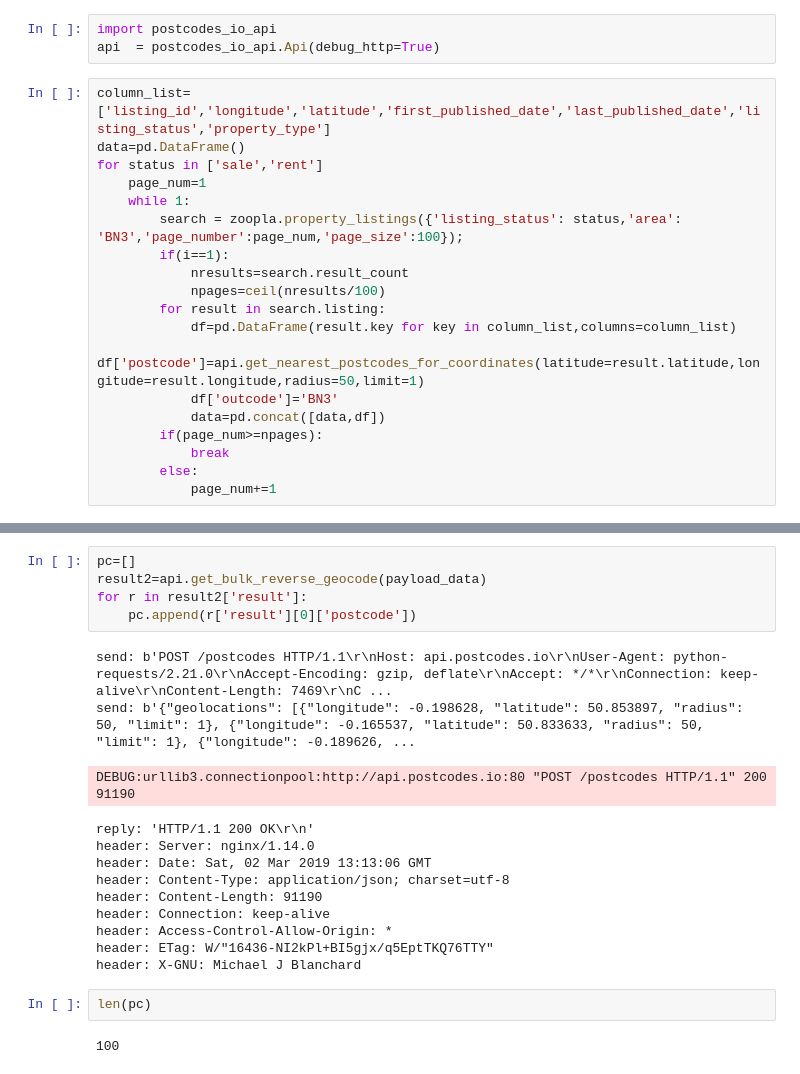
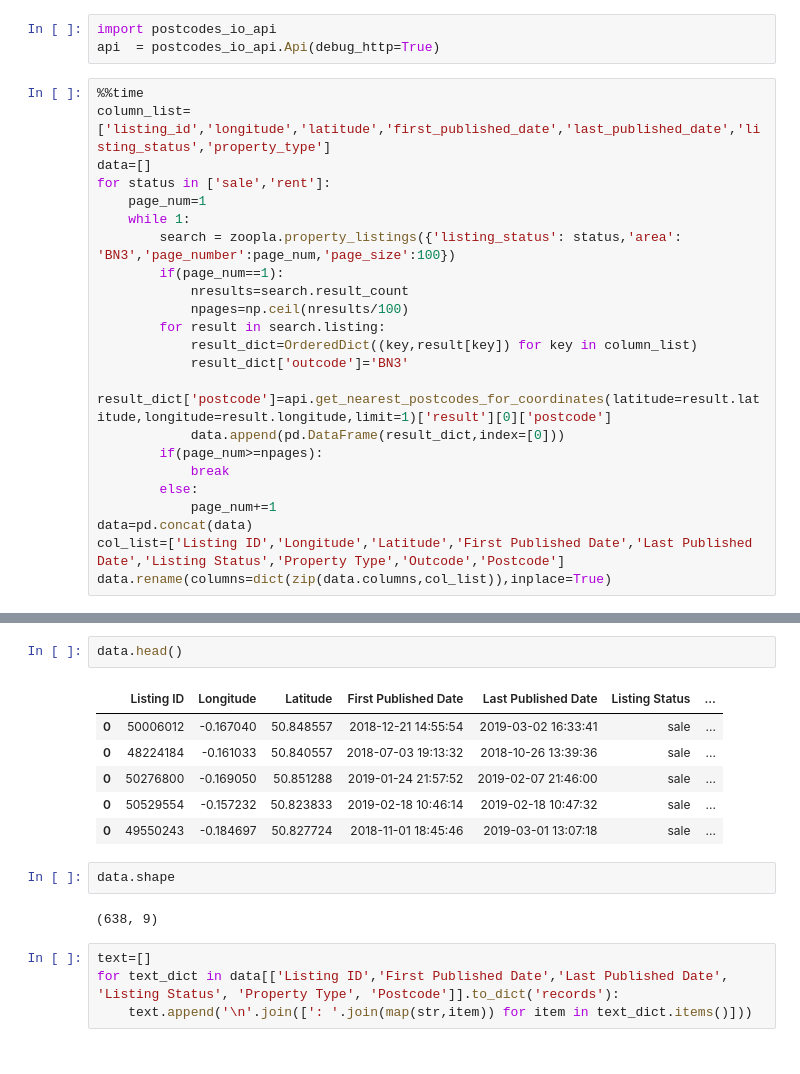
Before and after one commit to arundathi-shanthini/Home-move-indicator, a Jupyter notebook: Home Move Indicator.ipynb, the cells around one changed output, grey strips where cells are left out. Cells and saved outputs as stored; diff of their text form.

```diff
--- a/Home Move Indicator.ipynb
+++ b/Home Move Indicator.ipynb
@@ -19,23 +21,27 @@ import plotly.graph_objs as go
 import postcodes_io_api
 api  = postcodes_io_api.Api(debug_http=True)
 # %%
+%%time
 column_list=['listing_id','longitude','latitude','first_published_date','last_published_date','listing_status','property_type']
-data=pd.DataFrame()
-for status in ['sale','rent']
+data=[]
+for status in ['sale','rent']:
     page_num=1
     while 1:
-        search = zoopla.property_listings({'listing_status': status,'area': 'BN3','page_number':page_num,'page_size':100});
-        if(i==1):
+        search = zoopla.property_listings({'listing_status': status,'area': 'BN3','page_number':page_num,'page_size':100})
+        if(page_num==1):
             nresults=search.result_count
-            npages=ceil(nresults/100)
+            npages=np.ceil(nresults/100)
         for result in search.listing:
-            df=pd.DataFrame(result.key for key in column_list,columns=column_list)
-            df['postcode']=api.get_nearest_postcodes_for_coordinates(latitude=result.latitude,longitude=result.longitude,radius=50,limit=1)
-            df['outcode']='BN3'
-            data=pd.concat([data,df])
+            result_dict=OrderedDict((key,result[key]) for key in column_list)
+            result_dict['outcode']='BN3'
+            result_dict['postcode']=api.get_nearest_postcodes_for_coordinates(latitude=result.latitude,longitude=result.longitude,limit=1)['result'][0]['postcode']
+            data.append(pd.DataFrame(result_dict,index=[0]))
         if(page_num>=npages):
             break
         else:
             page_num+=1
+data=pd.concat(data)
+col_list=['Listing ID','Longitude','Latitude','First Published Date','Last Published Date','Listing Status','Property Type','Outcode','Postcode']
+data.rename(columns=dict(zip(data.columns,col_list)),inplace=True)
 # %% [output]
 DEBUG:urllib3.connectionpool:Starting new HTTP connection (1): api.zoopla.co.uk:80
@@ -71,25 +154,20 @@ pd.DataFrame(payload_data['geolocations'])
-# %%
-pc=[]
-result2=api.get_bulk_reverse_geocode(payload_data)
-for r in result2['result']:
-    pc.append(r['result'][0]['postcode'])
-# %% [output]
-send: b'POST /postcodes HTTP/1.1\r\nHost: api.postcodes.io\r\nUser-Agent: python-requests/2.21.0\r\nAccept-Encoding: gzip, deflate\r\nAccept: */*\r\nConnection: keep-alive\r\nContent-Length: 7469\r\nC ...
-send: b'{"geolocations": [{"longitude": -0.198628, "latitude": 50.853897, "radius": 50, "limit": 1}, {"longitude": -0.165537, "latitude": 50.833633, "radius": 50, "limit": 1}, {"longitude": -0.189626, ...
-DEBUG:urllib3.connectionpool:http://api.postcodes.io:80 "POST /postcodes HTTP/1.1" 200 91190
-reply: 'HTTP/1.1 200 OK\r\n'
-header: Server: nginx/1.14.0
-header: Date: Sat, 02 Mar 2019 13:13:06 GMT
-header: Content-Type: application/json; charset=utf-8
-header: Content-Length: 91190
-header: Connection: keep-alive
-header: Access-Control-Allow-Origin: *
-header: ETag: W/"16436-NI2kPl+BI5gjx/q5EptTKQ76TTY"
-header: X-GNU: Michael J Blanchard
-# %%
-len(pc)
-# %% [output]
-100
+# %%
+data.head()
+# %% [output]
+|  | Listing ID | Longitude | Latitude | First Published Date | Last Published Date | Listing Status | ... |
+| 0 | 50006012 | -0.167040 | 50.848557 | 2018-12-21 14:55:54 | 2019-03-02 16:33:41 | sale | ... |
+| 0 | 48224184 | -0.161033 | 50.840557 | 2018-07-03 19:13:32 | 2018-10-26 13:39:36 | sale | ... |
+| 0 | 50276800 | -0.169050 | 50.851288 | 2019-01-24 21:57:52 | 2019-02-07 21:46:00 | sale | ... |
+| 0 | 50529554 | -0.157232 | 50.823833 | 2019-02-18 10:46:14 | 2019-02-18 10:47:32 | sale | ... |
+| 0 | 49550243 | -0.184697 | 50.827724 | 2018-11-01 18:45:46 | 2019-03-01 13:07:18 | sale | ... |
+# %%
+data.shape
+# %% [output]
+(638, 9)
+# %%
+text=[]
+for text_dict in data[['Listing ID','First Published Date','Last Published Date', 'Listing Status', 'Property Type', 'Postcode']].to_dict('records'):
+    text.append('\n'.join([': '.join(map(str,item)) for item in text_dict.items()]))
 # %%
 mapbox_access_token = 'pk.eyJ1IjoiYXJ1MjYxMiIsImEiOiJjanMwanVvcHgxZjg2M3luMTk2c2Z1ZnNvIn0.LJrZfEMS-mfe8nIOVqLziA'
 
```
Also changed, not shown: parts of 4 cells of this notebook.
